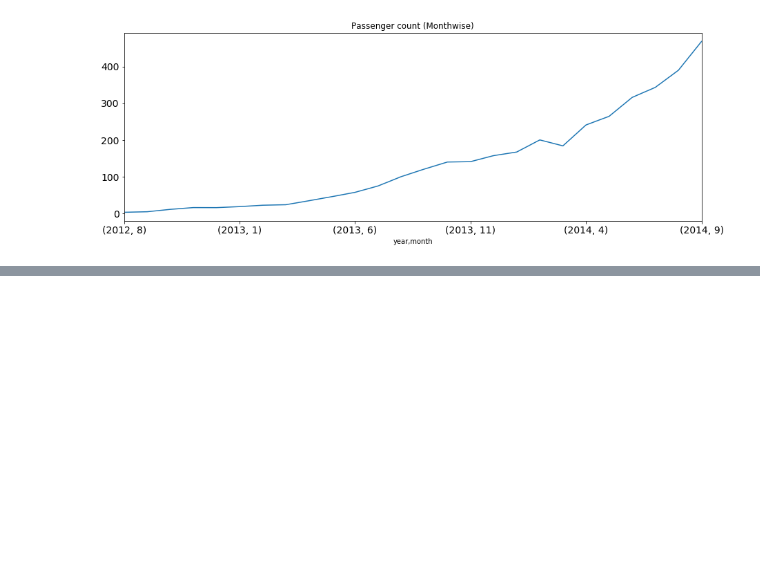
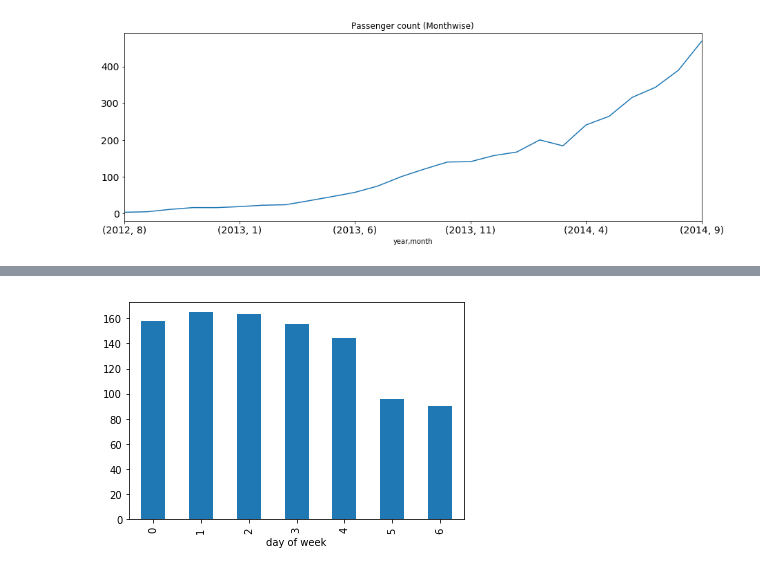
Before and after one commit to NilSagor/ml_kaggle, a Jupyter notebook: jetrail_timeseries/jetrail_timeseries.ipynb, the cells around one changed output, grey strips where cells are left out. Saved outputs shown, nothing was run; the diff lists cells and outputs as text; code cells hidden in the pictures; blank space fills up the shorter version.

```diff
--- a/jetrail_timeseries/jetrail_timeseries.ipynb
+++ b/jetrail_timeseries/jetrail_timeseries.ipynb
@@ -95,0 +108,4 @@ temp.plot(figsize = (15, 5), title = "Passenger count (Monthwise)", fontsize = 1
+# %%
+rail_train.groupby('day of week')['Count'].mean().plot.bar();
+# %% [output]
+[figure, added]
```
Also changed, not shown: parts of 9 cells of this notebook.
